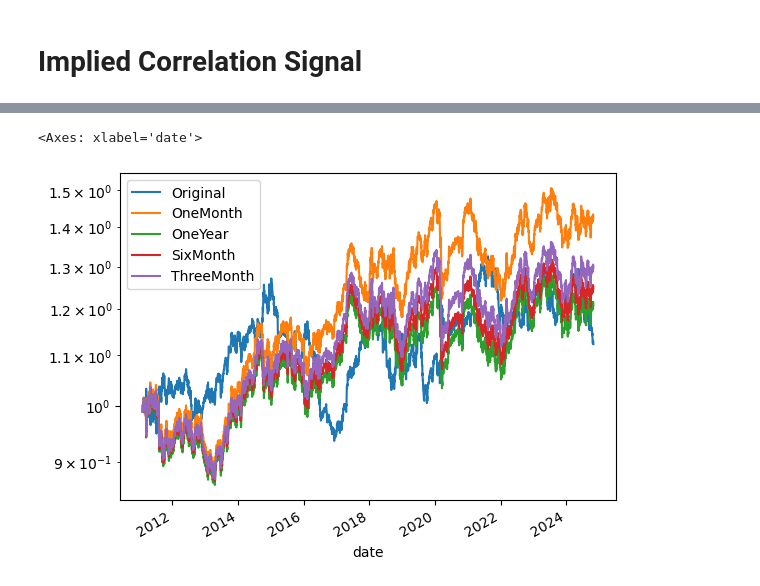
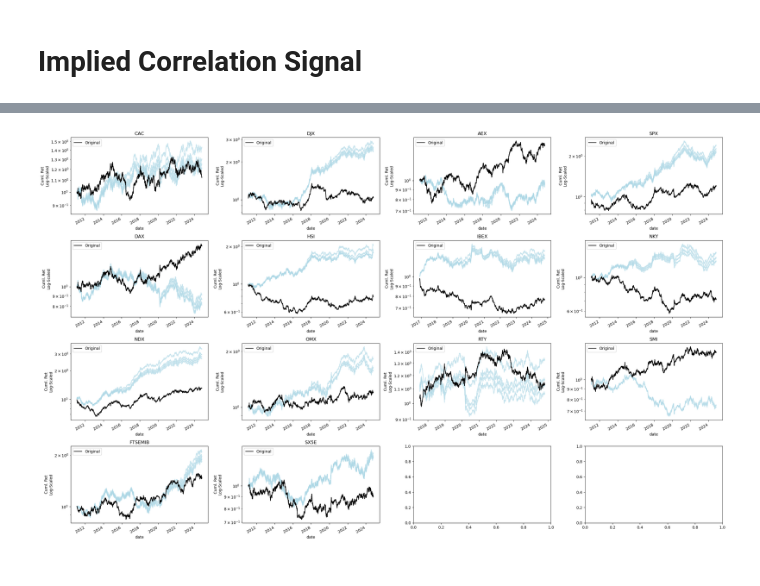
Before and after one commit to diegodalvarez/TrendSystem, a Jupyter notebook: Research/SignalResearch/1ImpliedCorrelation.ipynb, the cells around one changed output, grey strips where cells are left out. Drawn from its saved outputs; the diff is of its cells as text; code cells hidden in the pictures.

Commit message:
Imp Corr Signal
Implied Correlation Signal Research

```diff
--- a/Research/SignalResearch/1ImpliedCorrelation.ipynb
+++ b/Research/SignalResearch/1ImpliedCorrelation.ipynb
@@ -37,0 +12,11 @@ df_corr_ticker = (df_corr_fut_guide.rename(
+# %%
+curr_path = os.getcwd()
+research_path = os.path.abspath(os.path.join(curr_path, ".."))
+repo_path     = os.path.abspath(os.path.join(research_path, ".."))
+data_path     = os.path.join(repo_path, "data")
+fut_path      = os.path.join(data_path, "FuturesData")
+misc_path     = os.path.join(data_path, "MiscData")
+# %%
+fut_px_path = os.path.join(fut_path, "PrepFuturesPX.parquet")
+ic_px_path  = os.path.join(misc_path, "CleanedImpliedRealCorrelation.parquet")
+ticker_path = os.path.join(misc_path, "ImpliedCorrelationTickerGuide.xlsx")
@@ -38,6 +48,6 @@ df_corr_ticker = (df_corr_fut_guide.rename(
 # %%
 df_prep = (df_fut.merge(
-    right = df_corr_ticker, how = "inner", on = ["ticker"])
+    right = df_corr_fut_guide, how = "inner", on = ["ticker"])
     [["date", "ticker", "adj_val", "equity"]].
     rename(columns = {
         "ticker": "fut_ticker",
@@ -155,22 +175,44 @@ df_ic_trend = (
     .drop(columns = ["group_var"]))
 # %%
 fut_tickers = df_ic_trend.fut_ticker.drop_duplicates().sort_values().to_list()
-for fut_ticker in fut_tickers:
+fig, axes   = plt.subplots(ncols = 4, nrows = 4, figsize = (25,15))
+
+
+for fut_ticker, ax in zip(fut_tickers, axes.flatten()):
 
     df_ic_tmp = (df_ic_trend.query(
         "fut_ticker == @fut_ticker").
         pivot(index = "date", columns = "window", values = "signal_rtn"))
 
-    display(df_baseline_trend.query(
+    df_tmp = (df_baseline_trend.query(
         "fut_ticker == @fut_ticker").
         set_index("date")
         [["signal_rtn"]].
         merge(right = df_ic_tmp, how = "inner", on = ["date"]).
         rename(columns = {"signal_rtn": "Original"}).
         apply(lambda x: x * (0.1 / (x.ewm(span = 100, adjust = False).std() * np.sqrt(252)))).
+        apply(lambda x: np.where(np.abs(x) > 0.3, np.nan, x)).
+        sort_index().
         apply(lambda x: np.cumprod(1 + x)).
-        plot(logy = True))
-    break
+        dropna())
+
+    (df_tmp.drop(
+        columns = ["Original"]).
+        plot(
+            legend = False,
+            alpha  = 0.7,
+            color  = "lightblue",
+            ax     = ax))
+
+    (df_tmp[
+        ["Original"]].
+        plot(
+            color = "black",
+            ax    = ax,
+            logy  = True,
+            ylabel = "Cuml. Ret\nLog-Scaled",
+            title  = fut_namer[fut_ticker]))
+
+plt.tight_layout()
 # %% [output]
-<Axes: xlabel='date'>
-[figure, old version]
+[figure, new version]
```
Also changed, not shown: parts of 17 cells of this notebook.
